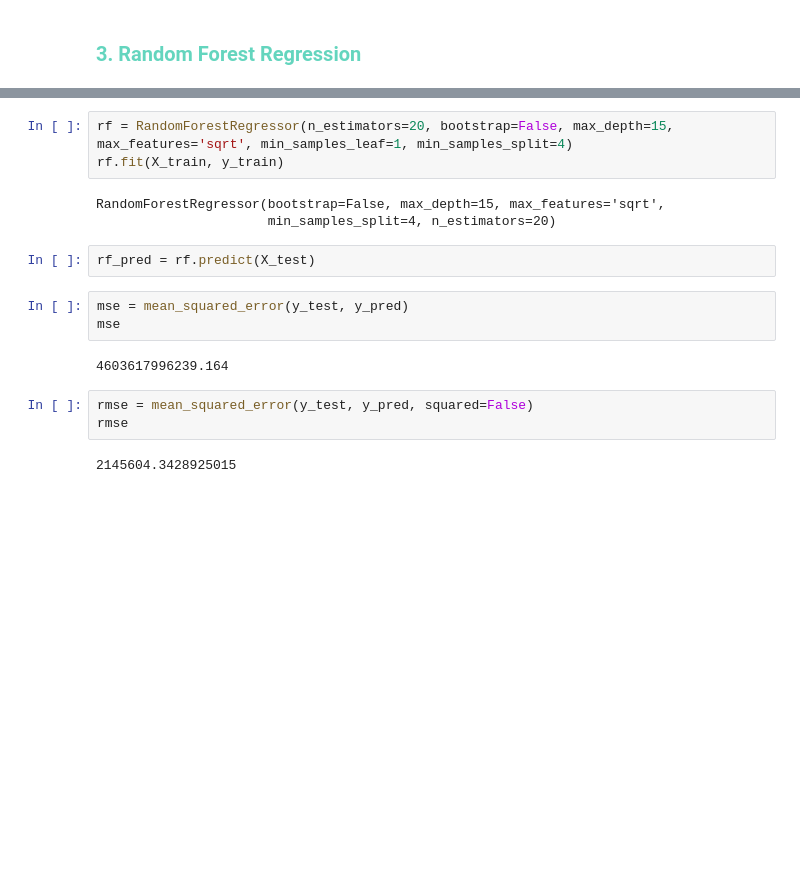
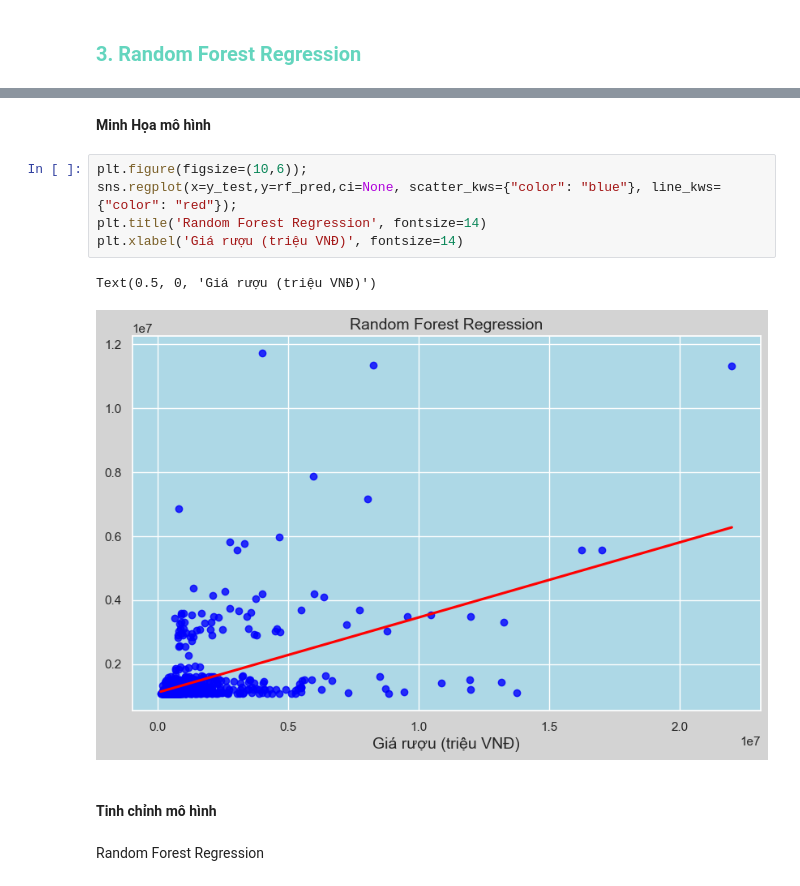
Before and after one commit to nmnghia0506/-NMKHDL_20_21, a Jupyter notebook: MoHinh.ipynb, the cells around one changed output, grey strips where cells are left out. Saved outputs shown, nothing was run; the diff lists cells and outputs as text; blank space fills up the shorter version.

```diff
--- a/MoHinh.ipynb
+++ b/MoHinh.ipynb
@@ -399,18 +318,14 @@ grid_search.best_params_
-# %%
-rf = RandomForestRegressor(n_estimators=20, bootstrap=False, max_depth=15, max_features='sqrt', min_samples_leaf=1, min_samples_split=4)
-rf.fit(X_train, y_train)
-# %% [output]
-RandomForestRegressor(bootstrap=False, max_depth=15, max_features='sqrt',
-                      min_samples_split=4, n_estimators=20)
-# %%
-rf_pred = rf.predict(X_test)
-# %%
-mse = mean_squared_error(y_test, y_pred)
-mse
-# %% [output]
-4603617996239.164
-# %%
-rmse = mean_squared_error(y_test, y_pred, squared=False)
-rmse
-# %% [output]
-2145604.3428925015
+# %% [markdown]
+**Minh Họa mô hình**
+# %%
+plt.figure(figsize=(10,6));
+sns.regplot(x=y_test,y=rf_pred,ci=None, scatter_kws={"color": "blue"}, line_kws={"color": "red"});
+plt.title('Random Forest Regression', fontsize=14)
+plt.xlabel('Giá rượu (triệu VNĐ)', fontsize=14)
+# %% [output]
+Text(0.5, 0, 'Giá rượu (triệu VNĐ)')
+[figure, added]
+# %% [markdown]
+#### Tinh chỉnh mô hình
+# %% [markdown]
+Random Forest Regression
```
Also changed, not shown: parts of 74 cells of this notebook.
